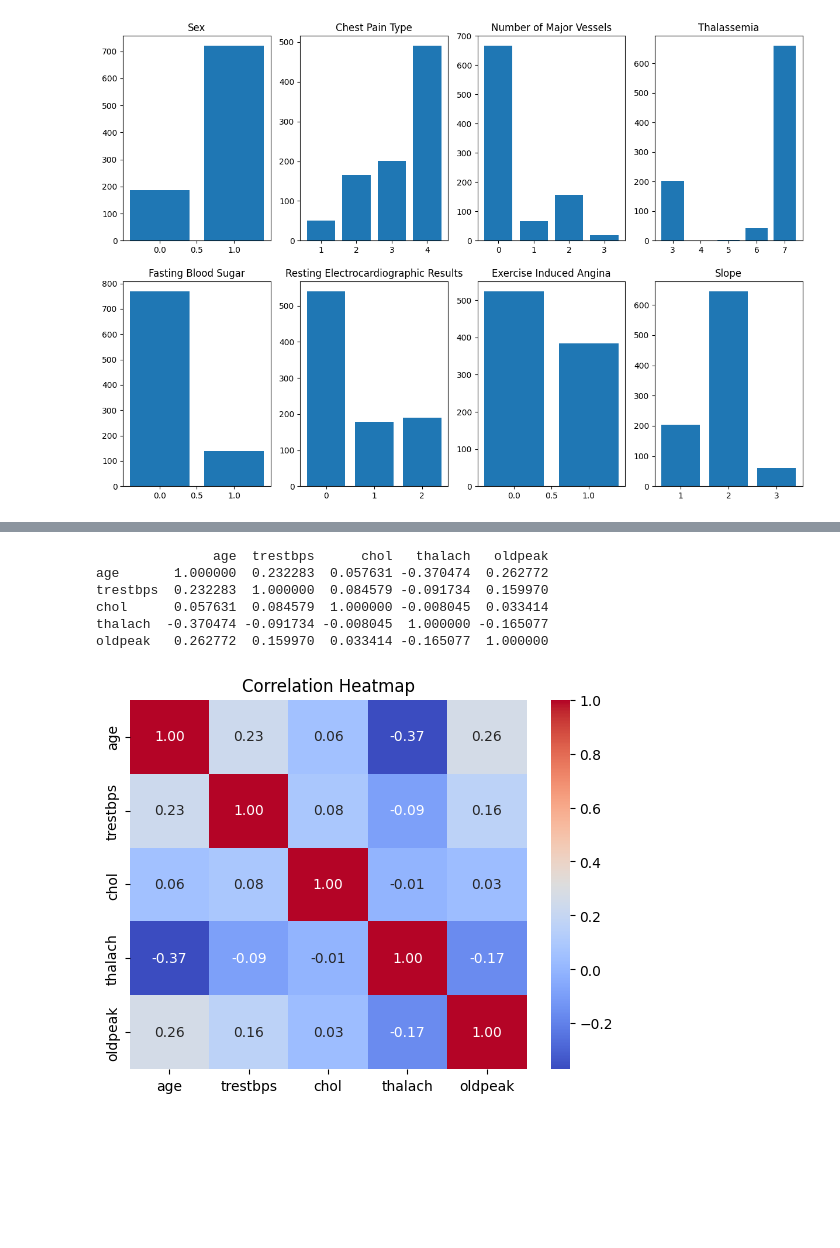
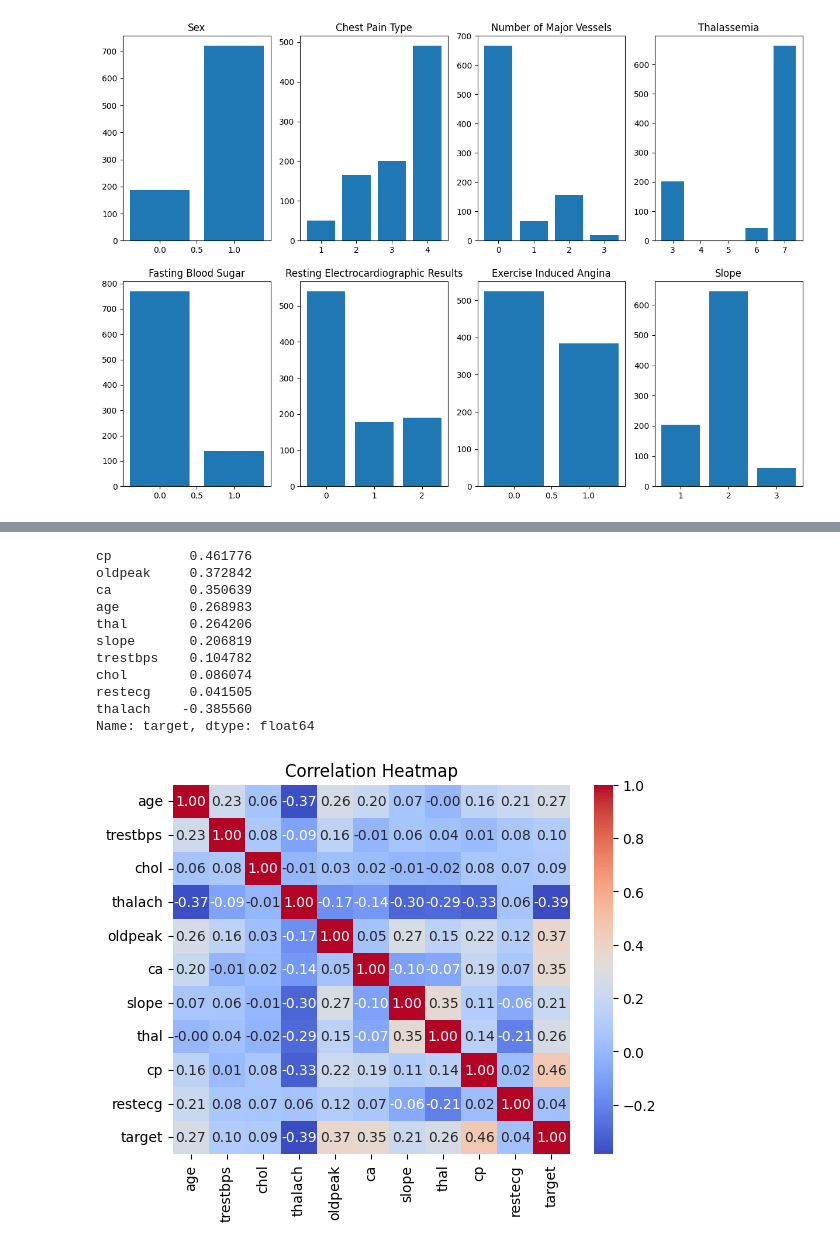
Before and after one commit to TranVietThang178/Heart-Disease-Prediction-Using-Machine-Learning, a Jupyter notebook: notebooks/02_EDA.ipynb, the cells around one changed output, grey strips where cells are left out. Saved outputs shown, nothing was run; the diff lists cells and outputs as text; code cells hidden in the pictures; blank space fills up the shorter version.

```diff
--- a/notebooks/02_EDA.ipynb
+++ b/notebooks/02_EDA.ipynb
@@ -117,3 +160,5 @@ Text(0.5, 1.0, 'ST Depression')
+# %%
+df = df.drop(columns=['target_label'])
 # %%
 cat_cols = ['sex', 'cp', 'fbs', 'restecg', 'exang', 'slope', 'ca', 'thal']
 
@@ -135,17 +180,22 @@ plt.show()
 # %%
-num_cols = ['age', 'trestbps', 'chol', 'thalach', 'oldpeak']
+num_cols = ['age', 'trestbps', 'chol', 'thalach', 'oldpeak', 'ca', 'slope', 'thal', 'cp', 'restecg', 'target']
 
-num_corr = df[num_cols].corr(numeric_only=True)
+num_corr = df[num_cols].corr(numeric_only=True)['target'].drop('target').sort_values(ascending=False)
 print(num_corr)
 
-sns.heatmap(num_corr, annot=True, cmap='coolwarm', fmt='.2f')
+sns.heatmap(df[num_cols].corr(), annot=True, cmap='coolwarm', fmt='.2f')
 plt.title('Correlation Heatmap')
 plt.show()
 # %% [output]
-               age  trestbps      chol   thalach   oldpeak
-age       1.000000  0.232283  0.057631 -0.370474  0.262772
-trestbps  0.232283  1.000000  0.084579 -0.091734  0.159970
-chol      0.057631  0.084579  1.000000 -0.008045  0.033414
-thalach  -0.370474 -0.091734 -0.008045  1.000000 -0.165077
-oldpeak   0.262772  0.159970  0.033414 -0.165077  1.000000
+cp          0.461776
+oldpeak     0.372842
+ca          0.350639
+age         0.268983
+thal        0.264206
+slope       0.206819
+trestbps    0.104782
+chol        0.086074
+restecg     0.041505
+thalach    -0.385560
+Name: target, dtype: float64
-[figure, old version]
+[figure, new version]
```
Also changed, not shown: parts of 7 cells of this notebook, 3 other files.
